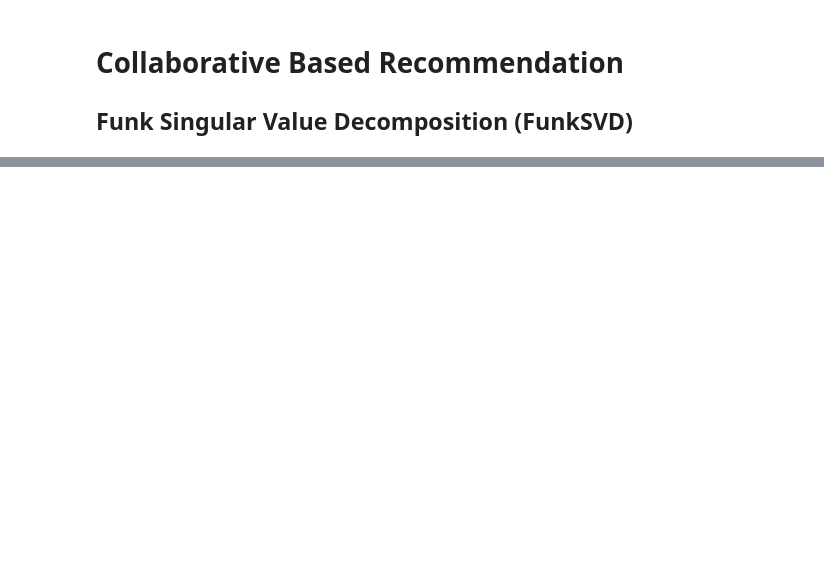
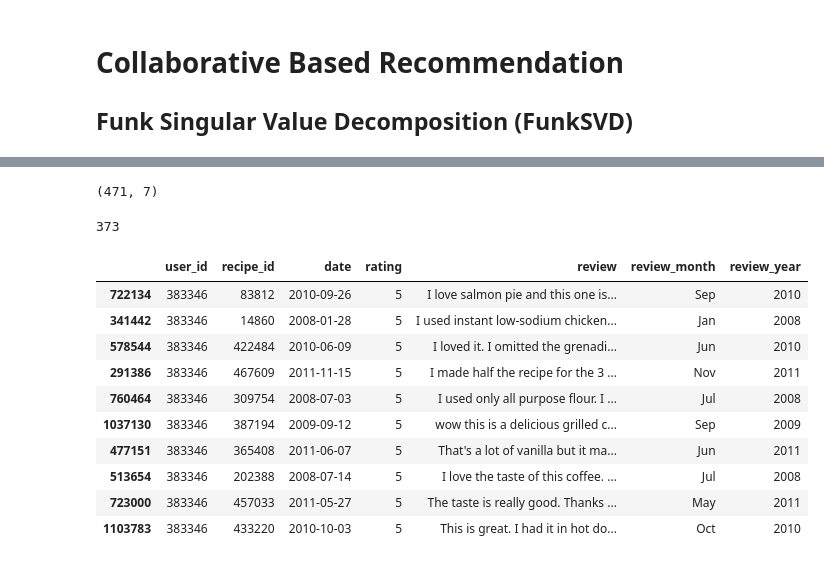
Before and after one commit to kli210/recipe_recommender_capstone, a Jupyter notebook: advanced_modelling.ipynb, the cells around one changed output, grey strips where cells are left out. Drawn from its saved outputs; the diff is of its cells as text; code cells hidden in the pictures; blank space fills up the shorter version.

```diff
--- a/advanced_modelling.ipynb
+++ b/advanced_modelling.ipynb
@@ -165,0 +32,6 @@ In reality, our ratings will get better and better as we use more latent variabl
+# %%
+# Sample 10% of the dataset
+sampled_data = rating_df.sample(frac=0.1, random_state=42)
+
+# Print the shape of the sampled dataset
+print("Shape of Sampled Dataset:", sampled_data.shape)
@@ -165,0 +67,26 @@ In reality, our ratings will get better and better as we use more latent variabl
+# %%
+# Check number of recipes rated by user 383346
+user_383346 = sampled_data[sampled_data['user_id'] == '383346']
+user_383346.shape
+# %% [output]
+(471, 7)
+# %%
+# find the number of recipe user 424680 rated as 5/5
+sum(user_383346['rating'] == 5)
+# %% [output]
+373
+# %%
+# sort the recipes of user 383346 by the rating in descending order (5->1)
+user_383346.sort_values("rating", ascending=False).head(10)
+# %% [output]
+|  | user_id | recipe_id | date | rating | review | review_month | review_year |
+| 722134 | 383346 | 83812 | 2010-09-26 | 5 | I love salmon pie and this one is... | Sep | 2010 |
+| 341442 | 383346 | 14860 | 2008-01-28 | 5 | I used instant low-sodium chicken... | Jan | 2008 |
+| 578544 | 383346 | 422484 | 2010-06-09 | 5 | I loved it. I omitted the grenadi... | Jun | 2010 |
+| 291386 | 383346 | 467609 | 2011-11-15 | 5 | I made half the recipe for the 3 ... | Nov | 2011 |
+| 760464 | 383346 | 309754 | 2008-07-03 | 5 | I used only all purpose flour. I ... | Jul | 2008 |
+| 1037130 | 383346 | 387194 | 2009-09-12 | 5 | wow this is a delicious grilled c... | Sep | 2009 |
+| 477151 | 383346 | 365408 | 2011-06-07 | 5 | That's a lot of vanilla but it ma... | Jun | 2011 |
+| 513654 | 383346 | 202388 | 2008-07-14 | 5 | I love the taste of this coffee. ... | Jul | 2008 |
+| 723000 | 383346 | 457033 | 2011-05-27 | 5 | The taste is really good. Thanks ... | May | 2011 |
+| 1103783 | 383346 | 433220 | 2010-10-03 | 5 | This is great. I had it in hot do... | Oct | 2010 |
```
Also changed, not shown: parts of 45 cells of this notebook.
